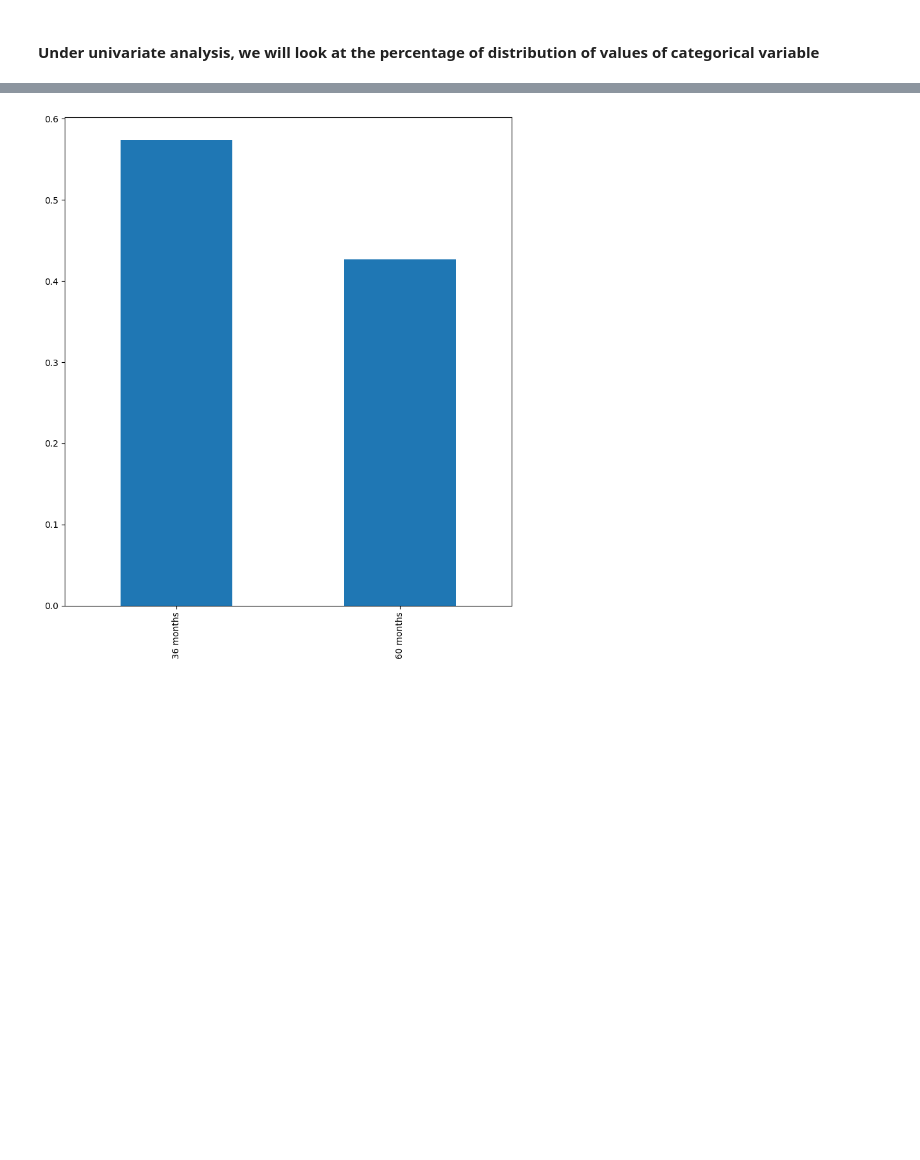
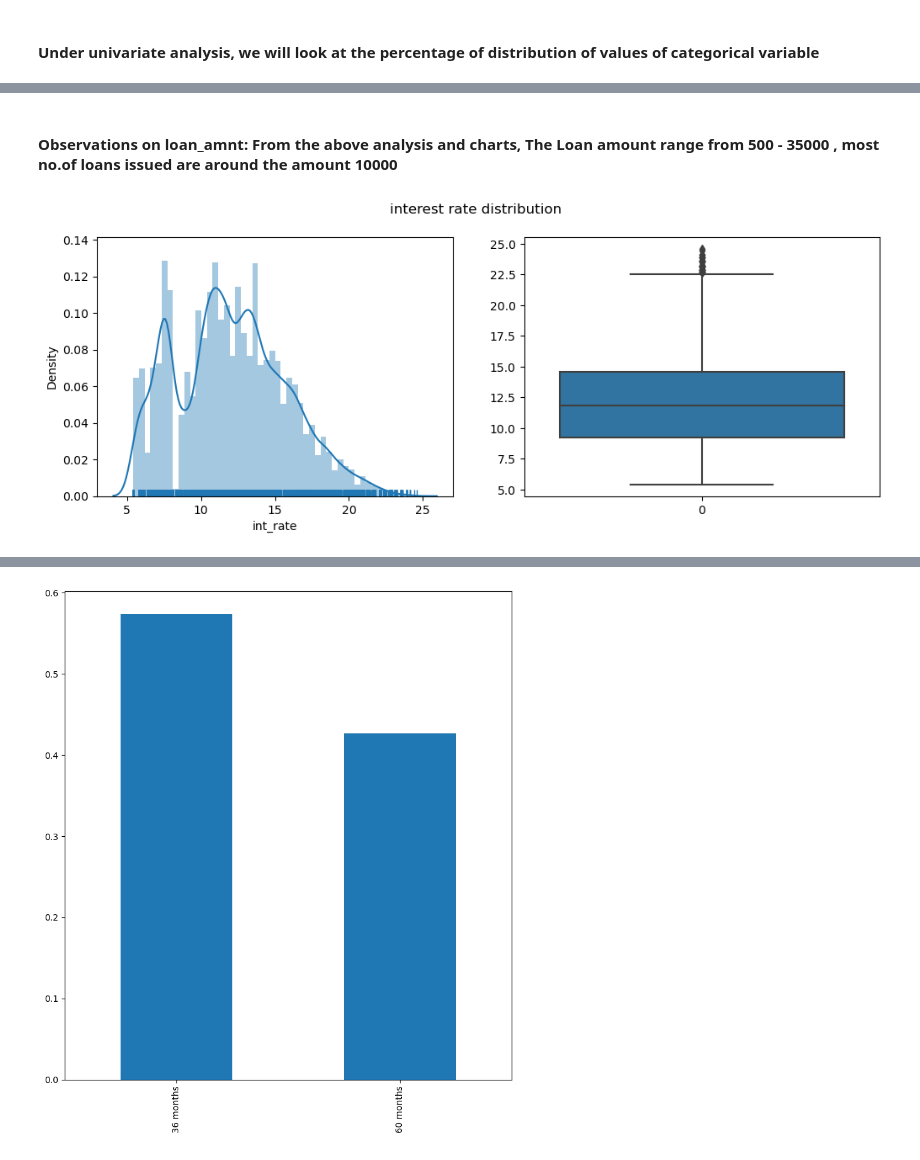
Before and after one commit to SreeleshPS/LendingClubCaseStudy, a Jupyter notebook: Sreelesh_PS.ipynb, the cells around one changed output, grey strips where cells are left out. Drawn from its saved outputs; the diff is of its cells as text; code cells hidden in the pictures; blank space fills up the shorter version.

```diff
--- a/Sreelesh_PS.ipynb
+++ b/Sreelesh_PS.ipynb
@@ -238,0 +293,14 @@ Numerical_columns = ['loan_amnt','funded_amnt','funded_amnt_inv','installment','
+# %% [markdown]
+#### Observations on loan_amnt: From the above analysis and charts, The Loan amount range from 500 - 35000 , most no.of loans issued are around the amount 10000
+# %%
+#intest Rate Analysis
+
+plt.figure(figsize=(12,4))
+plt.subplot(1,2,1)
+sns.distplot(a=loan_df.int_rate, rug=True)
+plt.subplot(1,2,2)
+sns.boxplot(data=loan_df.int_rate)
+plt.suptitle('interest rate distribution')
+plt.show()
+# %% [output]
+[figure, added]
```
Also changed, not shown: parts of 26 cells of this notebook, 3 other files.
